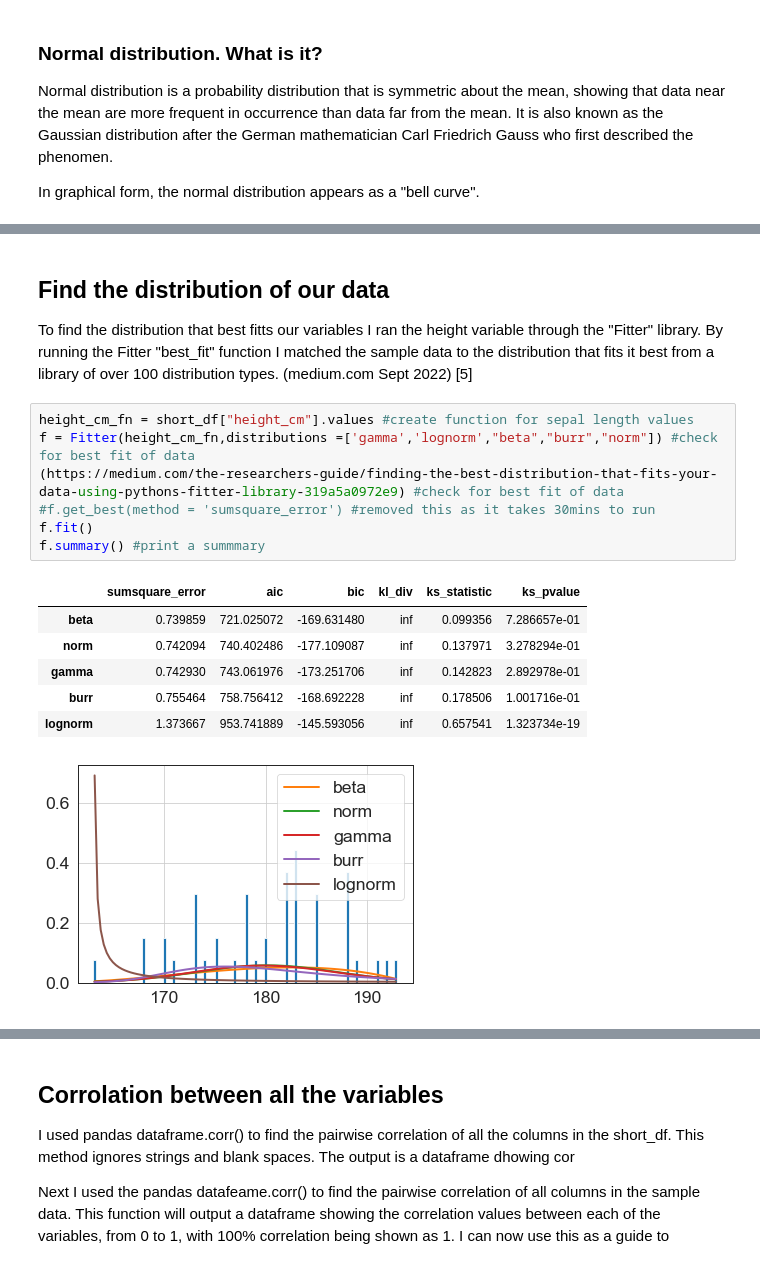
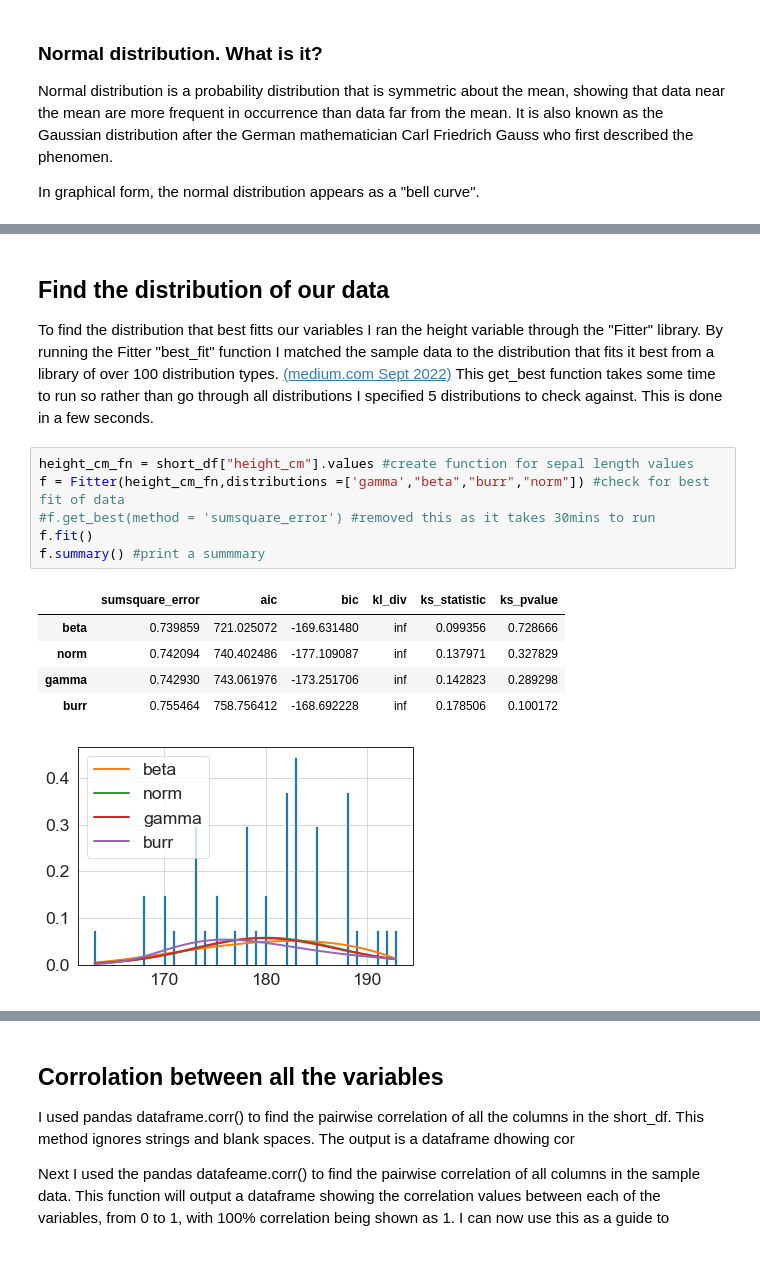
Before and after one commit to JScarry/Programming_for_Data_Analysis_Project1, a Jupyter notebook: Programming_for_Data_Analysis_Project1.ipynb, the cells around one changed output, grey strips where cells are left out. Saved outputs shown, nothing was run; the diff lists cells and outputs as text.

```diff
--- a/Programming_for_Data_Analysis_Project1.ipynb
+++ b/Programming_for_Data_Analysis_Project1.ipynb
@@ -105,22 +112,21 @@ plt.show()
 # %% [markdown]
 ## Find the distribution of our data
 
-To find the distribution that best fitts our variables I ran the height variable through the "Fitter" library. By running the Fitter "best_fit" function I matched the sample data to the distribution that fits it best from a library of over 100 distribution types. (medium.com Sept 2022) [5]
+To find the distribution that best fitts our variables I ran the height variable through the "Fitter" library. By running the Fitter "best_fit" function I matched the sample data to the distribution that fits it best from a library of over 100 distribution types. [(medium.com Sept 2022)](#section_id)
+This get_best function takes some time to run so rather than go through all distributions I specified 5 distributions to check against. This is done in a few seconds.
 # %%
 height_cm_fn = short_df["height_cm"].values #create function for sepal length values
-f = Fitter(height_cm_fn,distributions =['gamma','lognorm',"beta","burr","norm"]) #check for best fit of data
-(https://medium.com/the-researchers-guide/finding-the-best-distribution-that-fits-your-data-using-pythons-fitter-library-319a5a0972e9) #check for best fit of data
+f = Fitter(height_cm_fn,distributions =['gamma',"beta","burr","norm"]) #check for best fit of data
 #f.get_best(method = 'sumsquare_error') #removed this as it takes 30mins to run
 f.fit()
 f.summary() #print a summmary
 # %% [output]
 |  | sumsquare_error | aic | bic | kl_div | ks_statistic | ks_pvalue |
-| beta | 0.739859 | 721.025072 | -169.631480 | inf | 0.099356 | 7.286657e-01 |
-| norm | 0.742094 | 740.402486 | -177.109087 | inf | 0.137971 | 3.278294e-01 |
-| gamma | 0.742930 | 743.061976 | -173.251706 | inf | 0.142823 | 2.892978e-01 |
-| burr | 0.755464 | 758.756412 | -168.692228 | inf | 0.178506 | 1.001716e-01 |
-| lognorm | 1.373667 | 953.741889 | -145.593056 | inf | 0.657541 | 1.323734e-19 |
+| beta | 0.739859 | 721.025072 | -169.631480 | inf | 0.099356 | 0.728666 |
+| norm | 0.742094 | 740.402486 | -177.109087 | inf | 0.137971 | 0.327829 |
+| gamma | 0.742930 | 743.061976 | -173.251706 | inf | 0.142823 | 0.289298 |
+| burr | 0.755464 | 758.756412 | -168.692228 | inf | 0.178506 | 0.100172 |
-[figure, old version]
+[figure, new version]
 # %% [markdown]
 ## Are the variables corrolated?
 
```
Also changed, not shown: parts of 14 cells of this notebook, 1 other file.
